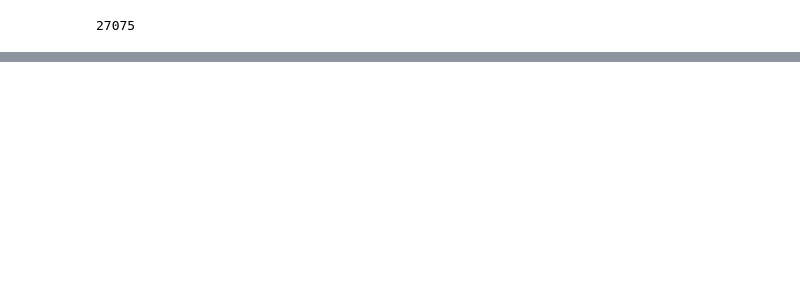
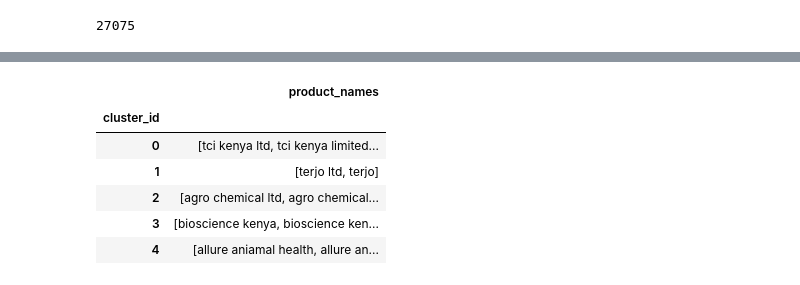
Before and after one commit to natbernard/Clustering-for-Product-Matching, a Jupyter notebook: model/clustering_stockist_transactions.ipynb, the cells around one changed output, grey strips where cells are left out. Saved outputs shown, nothing was run; the diff lists cells and outputs as text; code cells hidden in the pictures; blank space fills up the shorter version.

```diff
--- a/model/clustering_stockist_transactions.ipynb
+++ b/model/clustering_stockist_transactions.ipynb
@@ -579,0 +659,31 @@ clustered_data.head()
+# %%
+# vectorizing the product names
+vectorizer = TfidfVectorizer()
+man_tfidf_matrix = vectorizer.fit_transform(unique_man_names)
+# %%
+# clustering the data
+man_clusters = 3000
+kmeans = KMeans(n_clusters=man_clusters, random_state=42).fit(man_tfidf_matrix)
+man_labels = kmeans.labels_
+
+# creating a dataframe of the clusters
+man_cluster_to_name = {}
+for label in set(man_labels):
+    indices = np.where(man_labels == label)[0]
+    man_names = unique_man_names[indices].tolist()
+    man_cluster_to_name[label] = man_names
+
+# viewing the clusters
+cluster_df = pd.DataFrame.from_dict(man_cluster_to_name.items())
+cluster_df.rename(columns={0: 'cluster_id', 1: 'product_names'}, inplace=True)
+cluster_df.set_index('cluster_id', inplace=True)
+pd.set_option('display.max_colwidth', None)
+cluster_df.head()
+# %% [output]
+|  | product_names |
+| cluster_id |  |
+| 0 | [tci kenya ltd, tci kenya limited... |
+| 1 | [terjo ltd, terjo] |
+| 2 | [agro chemical ltd, agro chemical... |
+| 3 | [bioscience kenya, bioscience ken... |
+| 4 | [allure aniamal health, allure an... |
```
Also changed, not shown: parts of 18 cells of this notebook.
